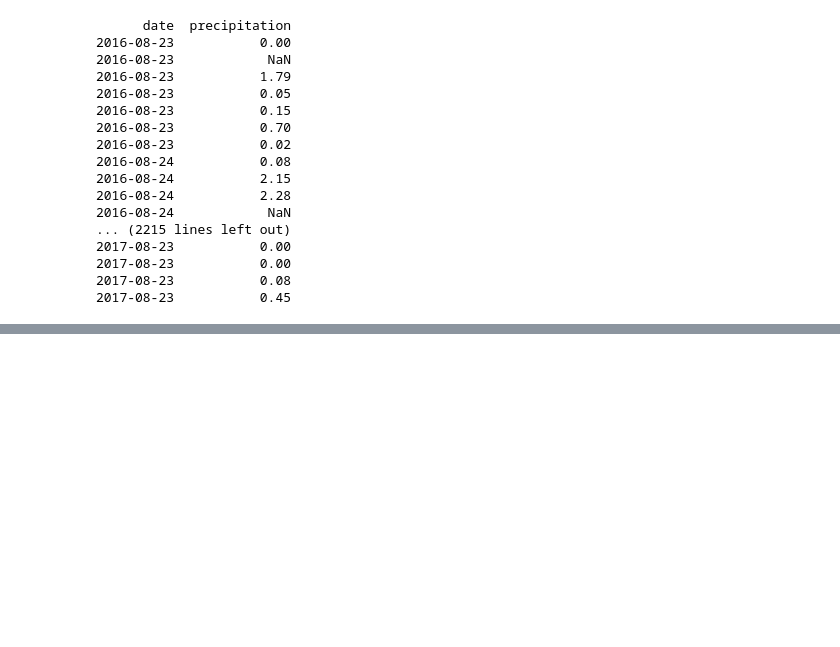
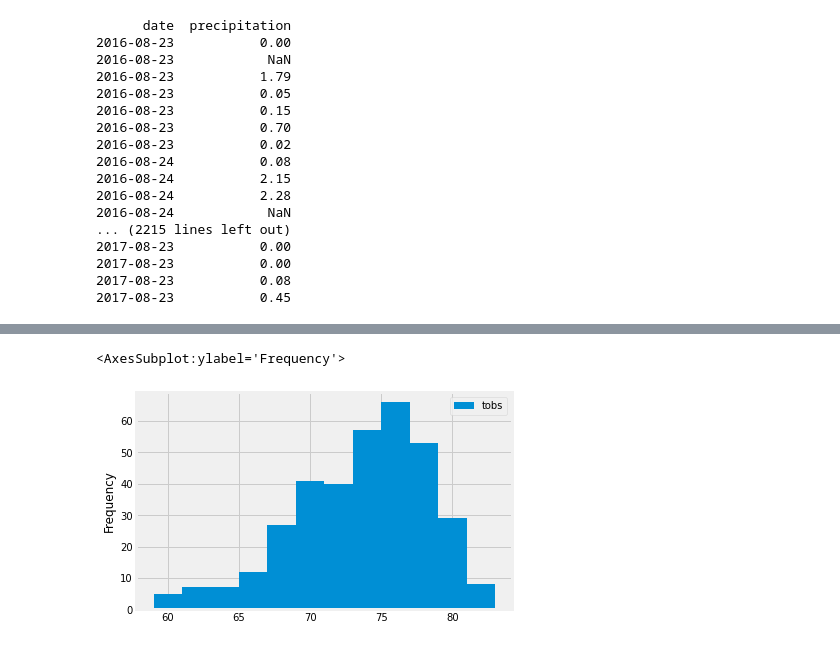
Before and after one commit to nicolesunshinegasoline/surfs_up, a Jupyter notebook: climate_analysis.ipynb, the cells around one changed output, grey strips where cells are left out. Drawn from its saved outputs; the diff is of its cells as text; code cells hidden in the pictures; blank space fills up the shorter version.

Commit message:
completed weather station analysis

```diff
--- a/climate_analysis.ipynb
+++ b/climate_analysis.ipynb
@@ -183,0 +253,13 @@ df.describe()
+# %%
+# pull Measurement.tobs in order to get our total observations count.
+    # session.query(Measurement.tobs)
+# filter out all the stations except the most active station with filter(Measurement.station == 'USC00519281')
+    # results = session.query(Measurement.tobs).\
+    # filter(Measurement.station == 'USC00519281')
+# apply another filter to consider only the most recent year.
+# Then we'll add the .all() function to save our results as a list.
+results = session.query(Measurement.tobs).\
+filter(Measurement.station == 'USC00519281').\
+filter(Measurement.date >= prev_year).all()
+# To run this code, you will need to add a print statement around it.
+print(results)
@@ -183,0 +271,5 @@ df.describe()
+# %%
+# convert the results to a DataFrame
+df = pd.DataFrame(results, columns=['tobs'])
+# Add a print(df) statement
+print(df)
@@ -183,0 +296,6 @@ df.describe()
+# %%
+# create the histogram with 12 bins
+df.plot.hist(bins=12)
+# %% [output]
+<AxesSubplot:ylabel='Frequency'>
+[figure, added]
```
Also changed, not shown: parts of 28 cells of this notebook.
